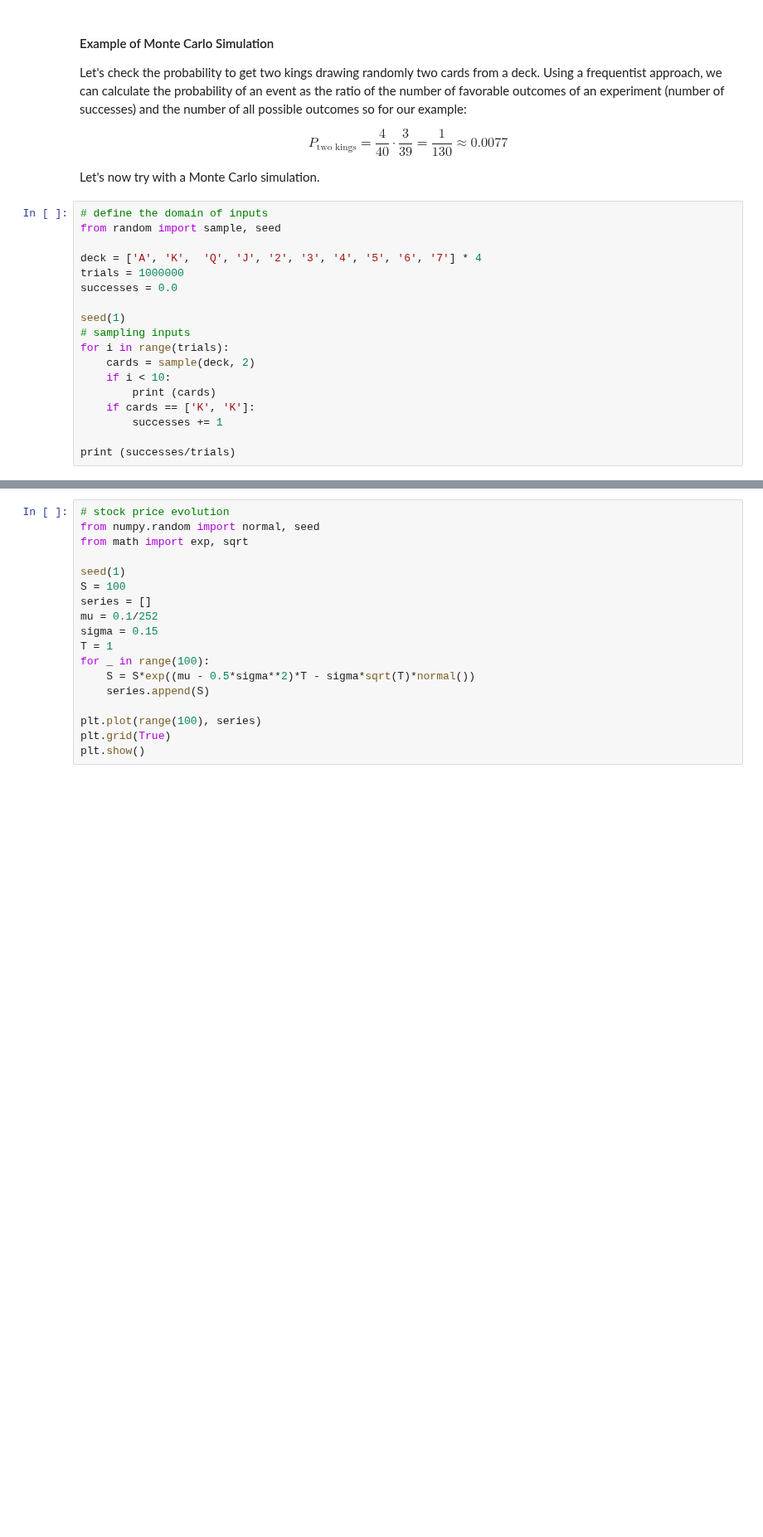
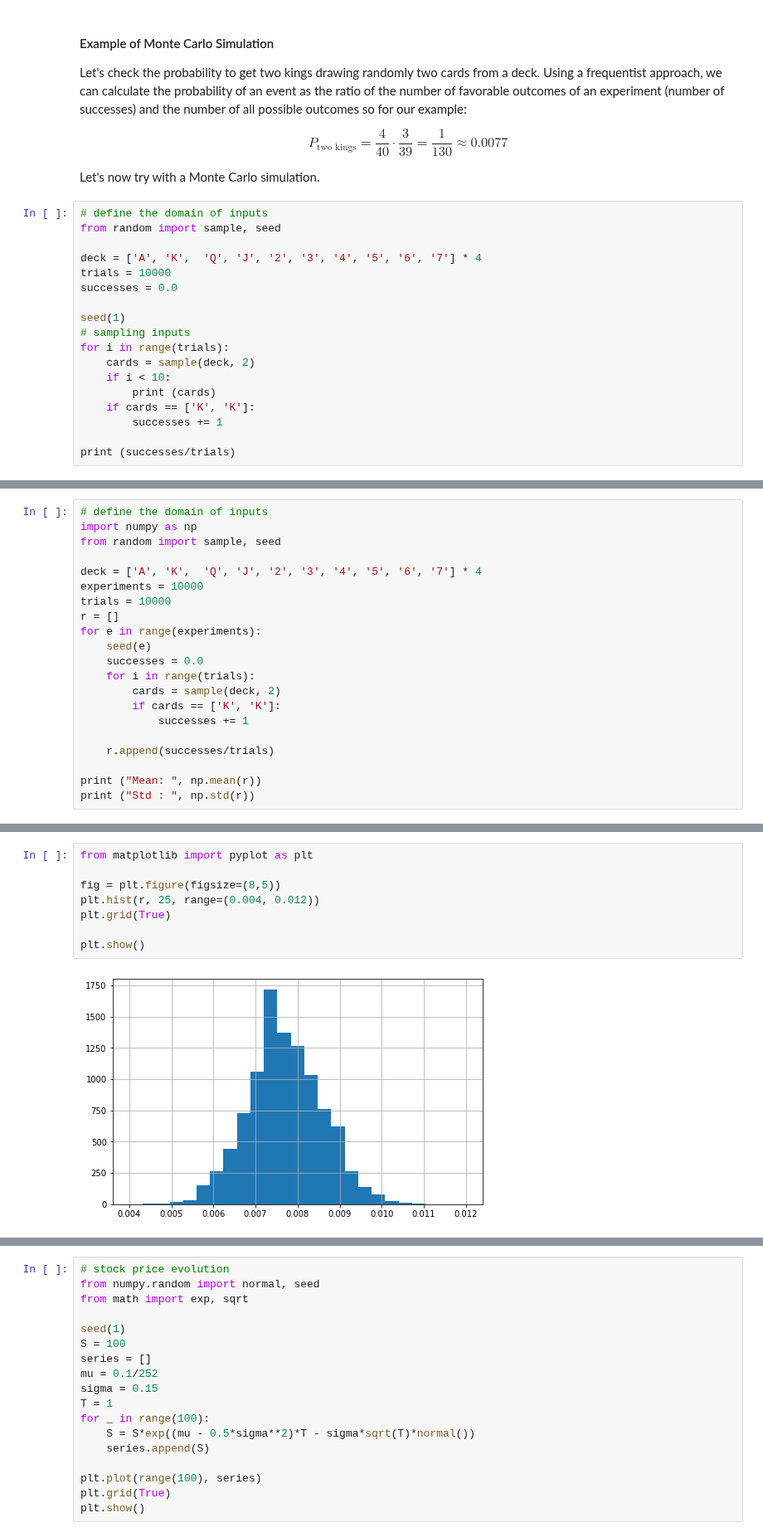
Before and after one commit to matteosan1/finance_course, a Jupyter notebook: lessons_2020/lesson4.ipynb, the cells around one changed output, grey strips where cells are left out. Shown at 83% size. Drawn from its saved outputs; the diff is of its cells as text; blank space fills up the shorter version.

```diff
--- a/lessons_2020/lesson4.ipynb
+++ b/lessons_2020/lesson4.ipynb
@@ -232,7 +234,7 @@ Let's now try with a Monte Carlo simulation.
 from random import sample, seed
 
 deck = ['A', 'K',  'Q', 'J', '2', '3', '4', '5', '6', '7'] * 4
-trials = 1000000
+trials = 10000
 successes = 0.0
 
 seed(1)
@@ -367,0 +312,21 @@ Let's implement the simulation of a stock price.
+# %%
+# define the domain of inputs
+import numpy as np
+from random import sample, seed
+
+deck = ['A', 'K',  'Q', 'J', '2', '3', '4', '5', '6', '7'] * 4
+experiments = 10000
+trials = 10000
+r = []
+for e in range(experiments):
+    seed(e)
+    successes = 0.0
+    for i in range(trials):
+        cards = sample(deck, 2)
+        if cards == ['K', 'K']:
+            successes += 1
+
+    r.append(successes/trials)
+
+print ("Mean: ", np.mean(r))
+print ("Std : ", np.std(r))
@@ -367,0 +336,10 @@ Let's implement the simulation of a stock price.
+# %%
+from matplotlib import pyplot as plt
+
+fig = plt.figure(figsize=(8,5))
+plt.hist(r, 25, range=(0.004, 0.012))
+plt.grid(True)
+
+plt.show()
+# %% [output]
+[figure, added]
```
Also changed, not shown: parts of 22 cells of this notebook, 27 other files.
